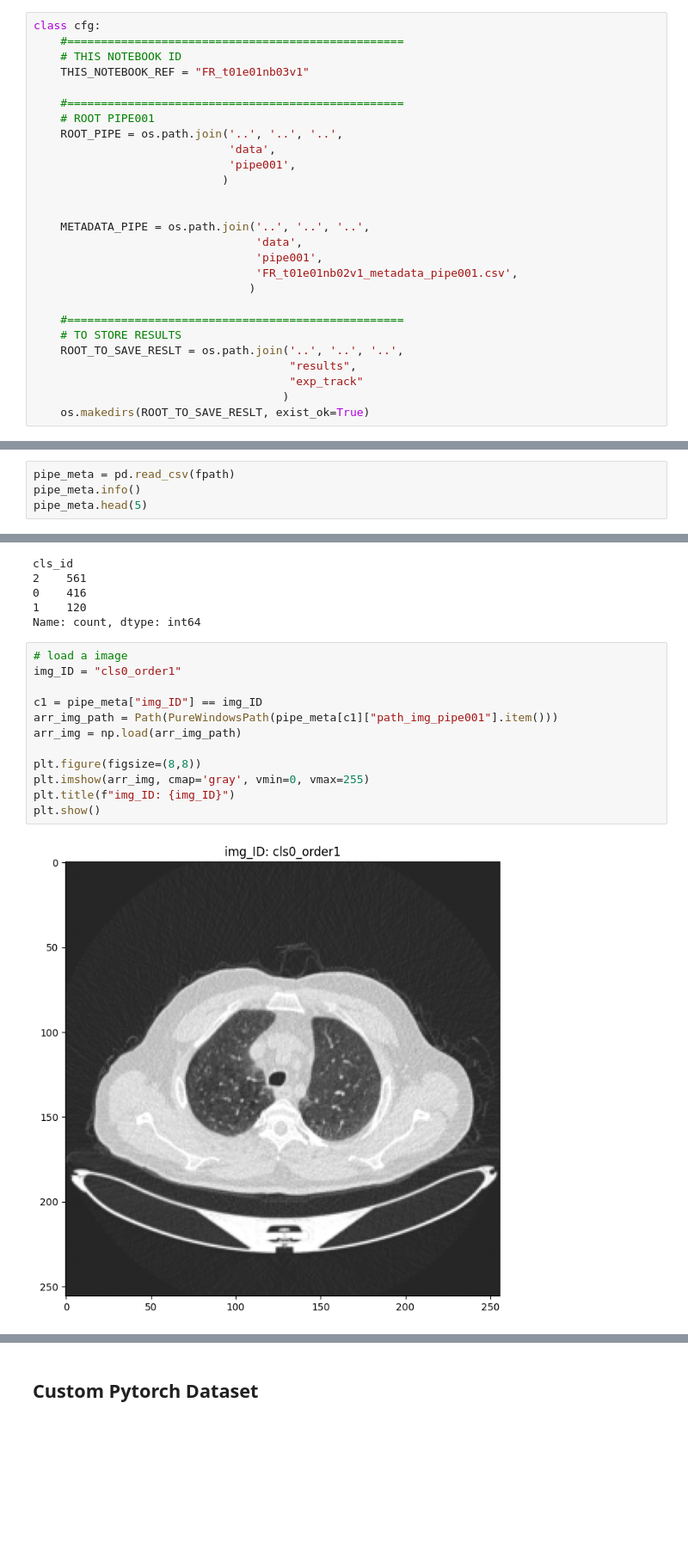
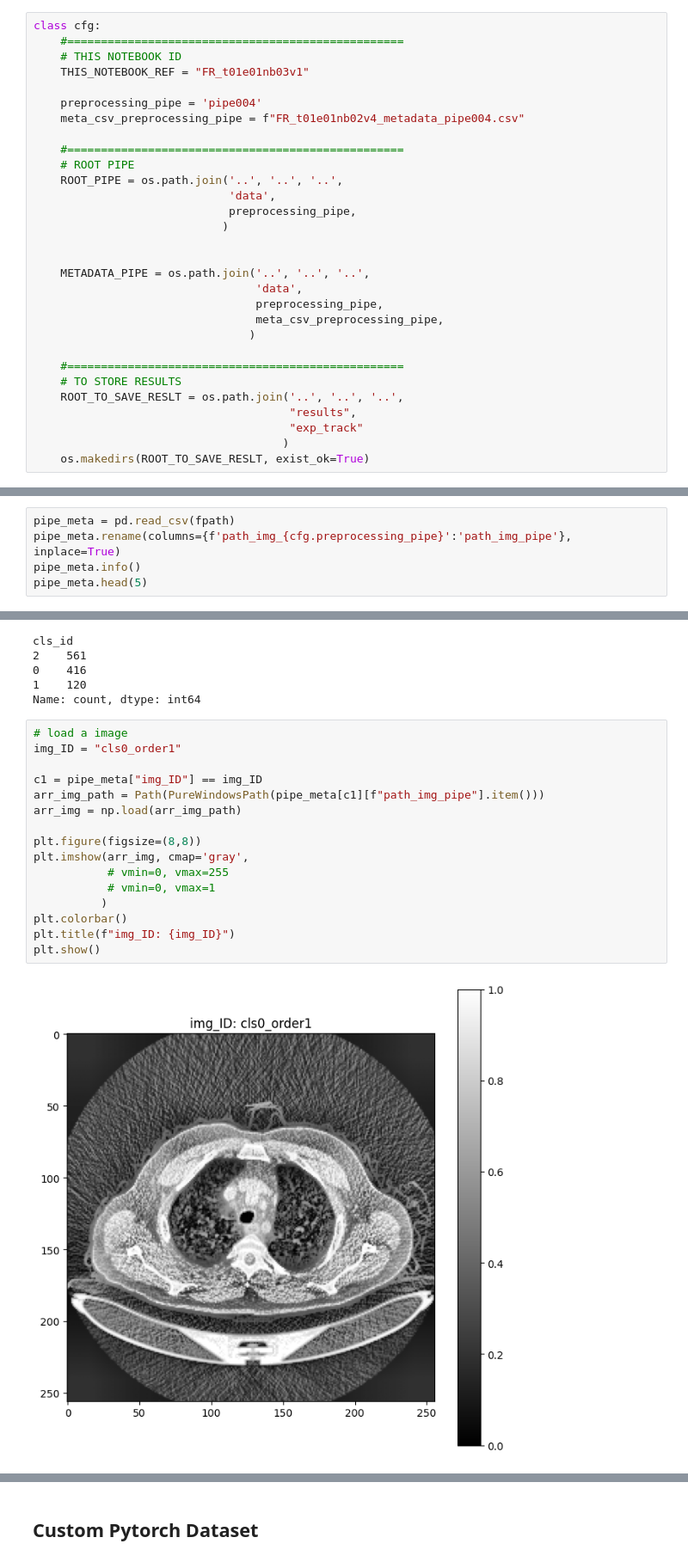
Before and after one commit to fredy-rojas/LungCancer, a Jupyter notebook: notebook/tsk01/exp01/FR_t01e01nb03_Training_v1_vanillaCNN.ipynb, the cells around one changed output, grey strips where cells are left out. Shown at 86% size. Cells and saved outputs as stored; diff of their text form; blank space fills up the shorter version.

Commit message:
updating pipeline to handle pipe002, 003, 004

```diff
--- a/notebook/tsk01/exp01/FR_t01e01nb03_Training_v1_vanillaCNN.ipynb
+++ b/notebook/tsk01/exp01/FR_t01e01nb03_Training_v1_vanillaCNN.ipynb
@@ -81,18 +81,21 @@ class cfg:
     # THIS NOTEBOOK ID
     THIS_NOTEBOOK_REF = "FR_t01e01nb03v1"
 
+    preprocessing_pipe = 'pipe004'
+    meta_csv_preprocessing_pipe = f"FR_t01e01nb02v4_metadata_pipe004.csv"
+
     #==================================================
-    # ROOT PIPE001
+    # ROOT PIPE
     ROOT_PIPE = os.path.join('..', '..', '..',
                              'data',
-                             'pipe001',
+                             preprocessing_pipe,
                             )
 
 
     METADATA_PIPE = os.path.join('..', '..', '..',
                                  'data',
-                                 'pipe001',
-                                 'FR_t01e01nb02v1_metadata_pipe001.csv',
+                                 preprocessing_pipe,
+                                 meta_csv_preprocessing_pipe,
                                 )
 
     #==================================================
@@ -501,5 +504,6 @@ fpath
 # %%
 pipe_meta = pd.read_csv(fpath)
+pipe_meta.rename(columns={f'path_img_{cfg.preprocessing_pipe}':'path_img_pipe'}, inplace=True)
 pipe_meta.info()
 pipe_meta.head(5)
 # %% [output]
@@ -535,17 +539,21 @@ Name: count, dtype: int64
 # %%
 # load a image
 img_ID = "cls0_order1"
 
 c1 = pipe_meta["img_ID"] == img_ID
-arr_img_path = Path(PureWindowsPath(pipe_meta[c1]["path_img_pipe001"].item()))
+arr_img_path = Path(PureWindowsPath(pipe_meta[c1][f"path_img_pipe"].item()))
 arr_img = np.load(arr_img_path)
 
 plt.figure(figsize=(8,8))
-plt.imshow(arr_img, cmap='gray', vmin=0, vmax=255)
+plt.imshow(arr_img, cmap='gray',
+           # vmin=0, vmax=255
+           # vmin=0, vmax=1
+          )
+plt.colorbar()
 plt.title(f"img_ID: {img_ID}")
 plt.show()
 # %% [output]
-[figure, old version]
+[figure, new version]
 # %%
 arr_img_path
 # %% [output]
```
Also changed, not shown: parts of 9 cells of this notebook, 2 other files.
